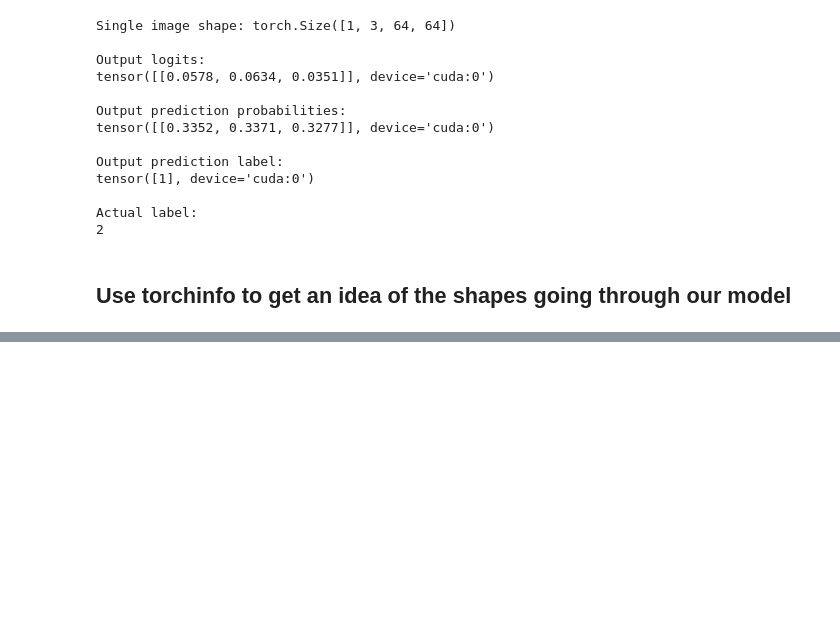
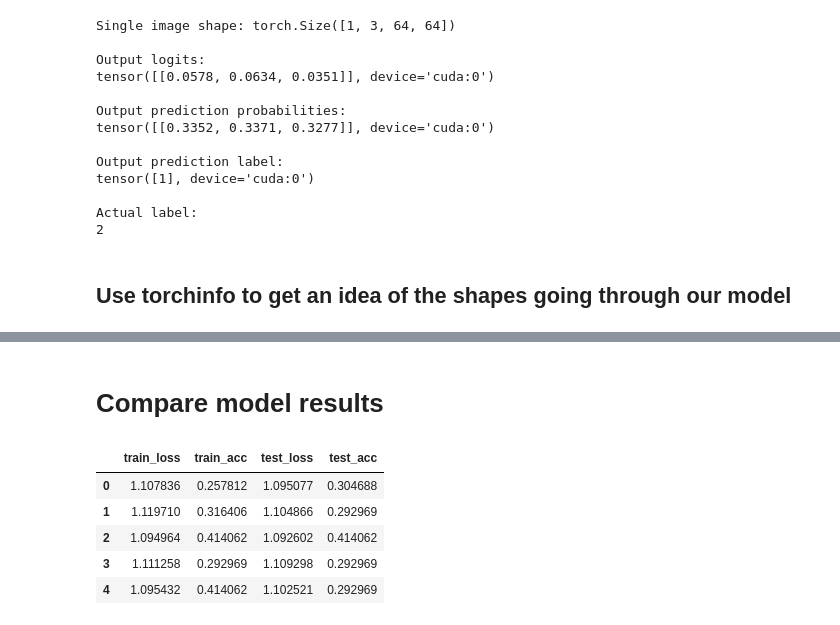
Before and after one commit to AndriiNorets/pytorch_course, a Jupyter notebook: 04_pytorch.ipynb, the cells around one changed output, grey strips where cells are left out. Saved outputs shown, nothing was run; the diff lists cells and outputs as text; code cells hidden in the pictures; blank space fills up the shorter version.

```diff
--- a/04_pytorch.ipynb
+++ b/04_pytorch.ipynb
@@ -760,0 +1096,14 @@ Estimated Total Size (MB): 0.91
+# %% [markdown]
+# Compare model results
+# %%
+import pandas as pd
+model_0_df = pd.DataFrame(model_0_results)
+model_1_df = pd.DataFrame(model_1_results)
+model_0_df
+# %% [output]
+|  | train_loss | train_acc | test_loss | test_acc |
+| 0 | 1.107836 | 0.257812 | 1.095077 | 0.304688 |
+| 1 | 1.119710 | 0.316406 | 1.104866 | 0.292969 |
+| 2 | 1.094964 | 0.414062 | 1.092602 | 0.414062 |
+| 3 | 1.111258 | 0.292969 | 1.109298 | 0.292969 |
+| 4 | 1.095432 | 0.414062 | 1.102521 | 0.292969 |
```
Also changed, not shown: parts of 33 cells of this notebook.
